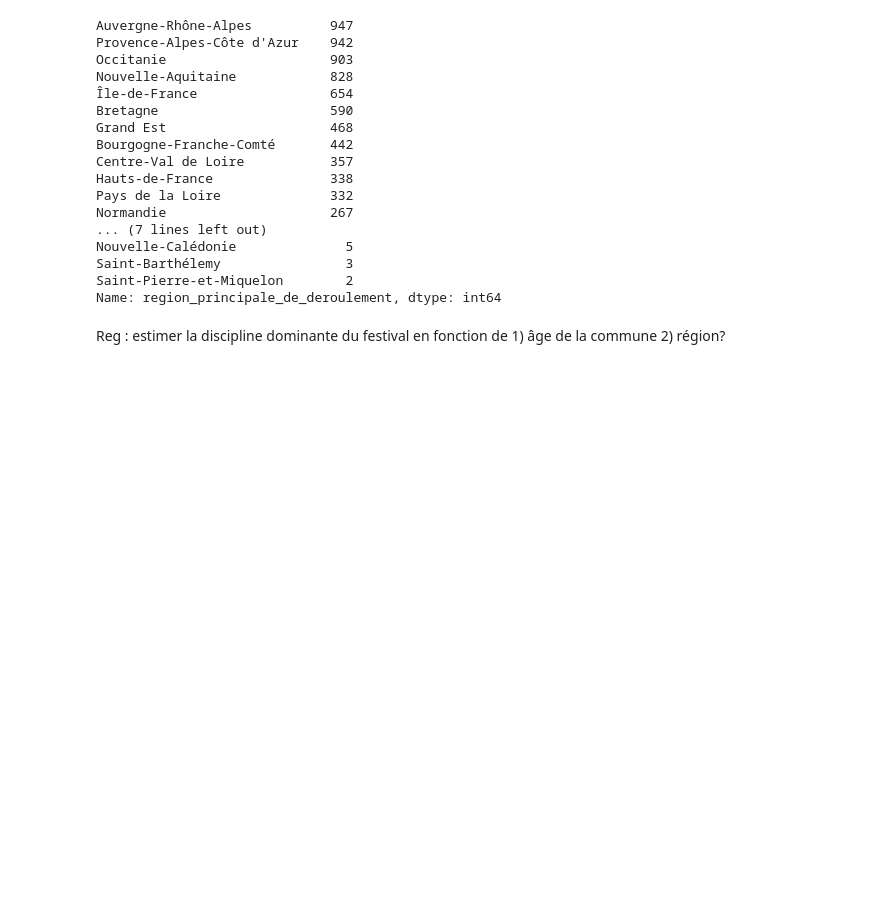
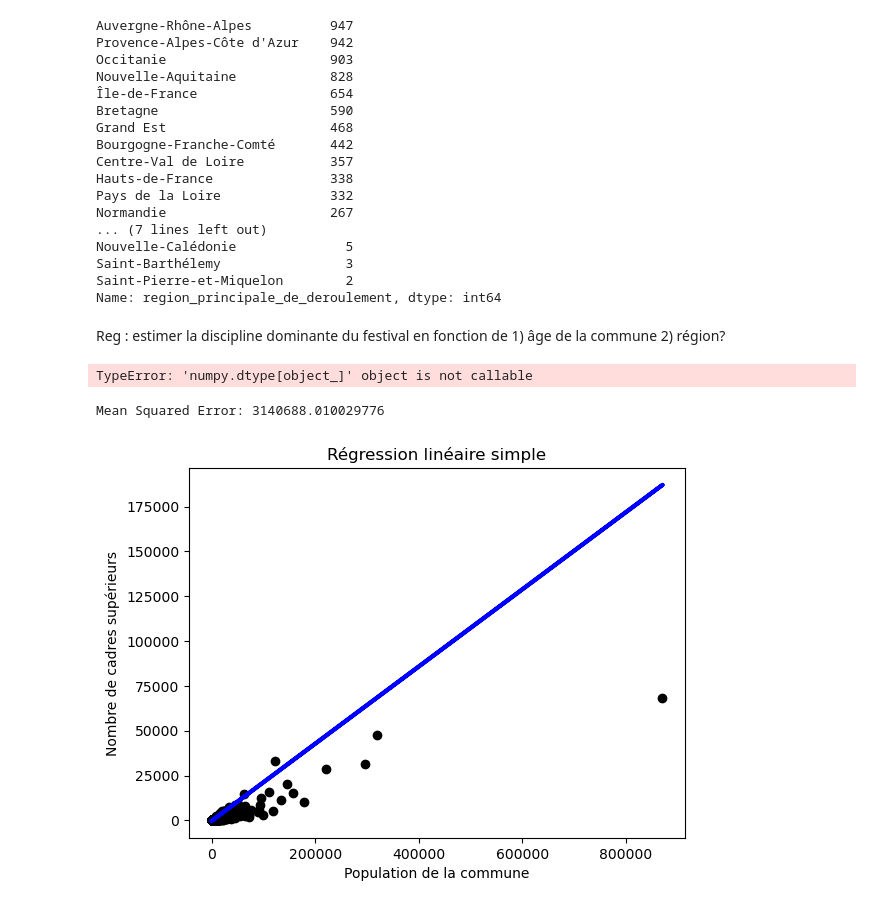
Before and after one commit to MaelieP/Projet-python--, a Jupyter notebook: Débutpython?.ipynb, the cells around one changed output. Drawn from its saved outputs; the diff is of its cells as text; code cells hidden in the pictures; blank space fills up the shorter version.

Commit message:
Première reg test (colonnes numériques continues)

```diff
--- a/Débutpython?.ipynb
+++ b/Débutpython?.ipynb
@@ -304,0 +315,42 @@ Reg : estimer la discipline dominante du festival en fonction de 1) âge de la c
+# %%
+print(df_communes['Population en 2019 (princ)'].dtype())
+# %% [output]
+TypeError: 'numpy.dtype[object_]' object is not callable
+# %%
+# Sélectionner les colonnes pertinentes
+df_communes['Population en 2019 (princ)'] = pd.to_numeric(df_communes['Population en 2019 (princ)'], errors='coerce')
+
+df_regression = df_communes[['Population en 2019 (princ)', 'Pop 15 ans ou plus Cadres, Prof. intel. sup. en 2019 (compl)']].dropna()
+
+# Diviser le DataFrame en ensembles d'entraînement et de test
+train_df, test_df = train_test_split(df_regression, test_size=0.2, random_state=42)
+
+# Séparer les variables indépendantes (X) et la variable dépendante (y) dans les ensembles d'entraînement et de test
+X_train = train_df[['Population en 2019 (princ)']]
+y_train = train_df['Pop 15 ans ou plus Cadres, Prof. intel. sup. en 2019 (compl)']
+X_test = test_df[['Population en 2019 (princ)']]
+y_test = test_df['Pop 15 ans ou plus Cadres, Prof. intel. sup. en 2019 (compl)']
+
+# Initialiser le modèle de régression linéaire
+model = LinearRegression()
+
+# Entraîner le modèle sur les données d'entraînement
+model.fit(X_train, y_train)
+
+# Faire des prédictions sur les données de test
+y_pred = model.predict(X_test)
+
+# Évaluer les performances du modèle
+mse = mean_squared_error(y_test, y_pred)
+print(f'Mean Squared Error: {mse}')
+
+# Afficher le modèle
+plt.scatter(X_test, y_test, color='black')
+plt.plot(X_test, y_pred, color='blue', linewidth=3)
+plt.xlabel('Population de la commune')
+plt.ylabel('Nombre de cadres supérieurs')
+plt.title('Régression linéaire simple')
+plt.show()
+# %% [output]
+Mean Squared Error: 3140688.010029776
+[figure, added]
```
Also changed, not shown: parts of 2 cells of this notebook.
